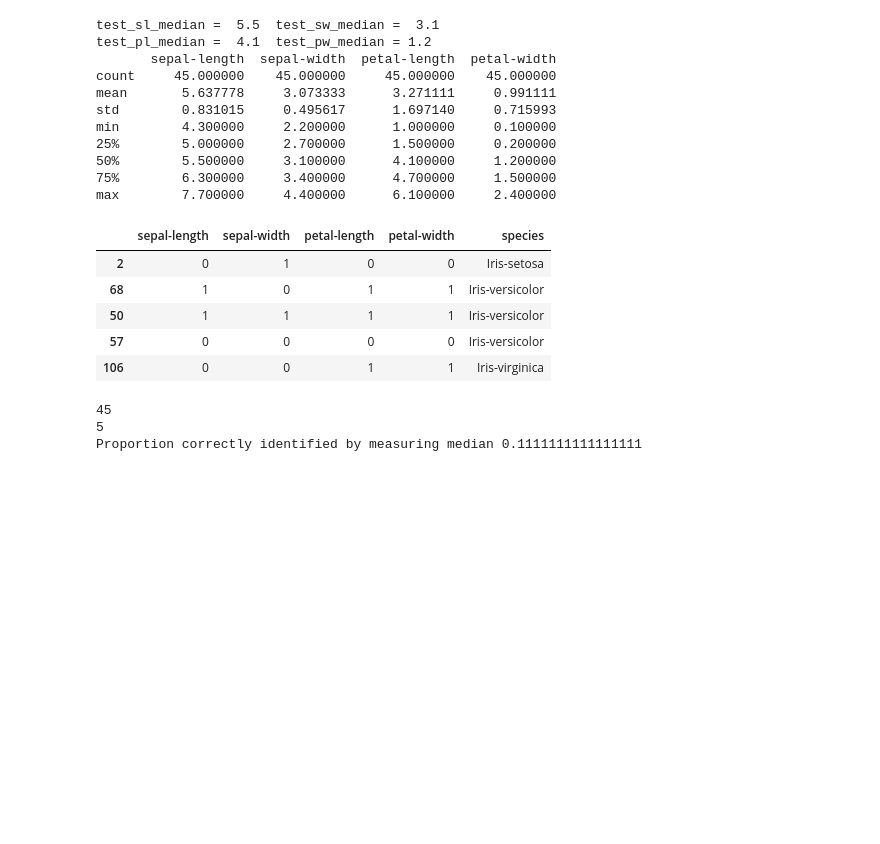
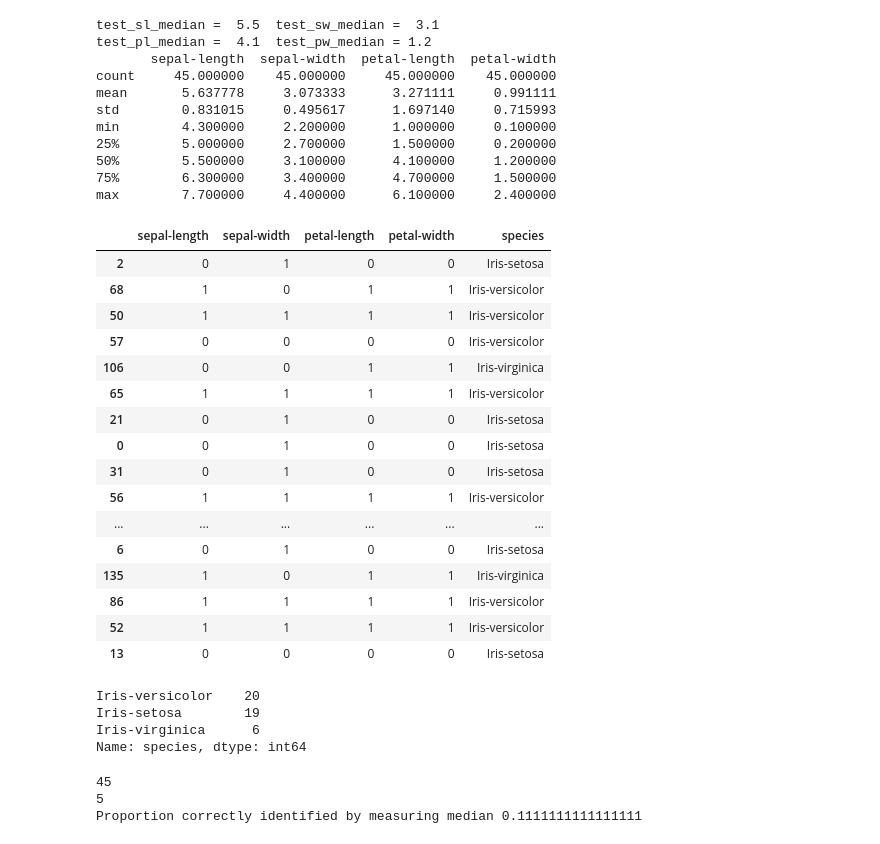
Before and after one commit to sysphcd/PythonProgrammingforData, a Jupyter notebook: Projects/15_2_Decision_Tree_coded_model_REFACTORY.ipynb, the cells around one changed output. Cells and saved outputs as stored; diff of their text form; code cells hidden in the pictures; blank space fills up the shorter version.

Commit message:
Adde create encoded_df function 15_2_Decision_Tree_coded_model_REFACTORY.ipynb

```diff
--- a/Projects/15_2_Decision_Tree_coded_model_REFACTORY.ipynb
+++ b/Projects/15_2_Decision_Tree_coded_model_REFACTORY.ipynb
@@ -278,0 +253,13 @@ Name: species, dtype: int64
+# %%
+def generate_encoded_df(df, indicators_list):
+  feature_types =  ["sepal-length", "sepal-width","petal-length","petal-width"]
+  index = 0
+  for feature in feature_types:
+    df[feature] = df.apply(encode, axis=1, key=feature, indicator=indicators_list[index])
+    index += 1
+  return df
+
+encodedmean_train = train.copy()  # Make a new copy of train dataset for encoding
+encodedmean_train = generate_encoded_df(encodedmean_train, indicators_mean) # Encode all values for each column comparing with mean indicator
+display(encodedmean_train)
+print(encodedmean_train['species'].value_counts()) # Find out the number of rows of each species in train dataset
@@ -625,6 +627,7 @@ test_pw_median = test['petal-width'].median()
 print('test_sl_median = ', test_sl_median, ' test_sw_median = ', test_sw_median)
 print('test_pl_median = ', test_pl_median, ' test_pw_median =', test_pw_median)
 print(test.describe())
+encodedtest_median_indicators = [test_sl_median, test_sw_median, test_pl_median, test_pw_median]
 # %% [output]
 test_sl_median =  5.5  test_sw_median =  3.1
 test_pl_median =  4.1  test_pw_median = 1.2
@@ -637,22 +640,33 @@ min        4.300000     2.200000      1.000000     0.100000
 50%        5.500000     3.100000      4.100000     1.200000
 75%        6.300000     3.400000      4.700000     1.500000
 max        7.700000     4.400000      6.100000     2.400000
-# %%
-# test1 has original data and assigns to test2, make changes on test2 and keep original data in test1
-test_median = test.copy()
-# encode the 4 columns
-test_median['sepal-length'] = test_median.apply(encode, axis=1, key='sepal-length', indicator=test_sl_median)
-test_median['sepal-width'] = test_median.apply(encode, axis=1, key='sepal-width', indicator=test_sw_median)
-test_median['petal-length'] = test_median.apply(encode, axis=1, key='petal-length', indicator=test_pl_median)
-test_median['petal-width'] = test_median.apply(encode, axis=1, key='petal-width', indicator=test_pw_median)
-display(test_median.head())
-# %% [output]
-|  | sepal-length | sepal-width | petal-length | petal-width | species |
-| 2 | 0 | 1 | 0 | 0 | Iris-setosa |
-| 68 | 1 | 0 | 1 | 1 | Iris-versicolor |
-| 50 | 1 | 1 | 1 | 1 | Iris-versicolor |
-| 57 | 0 | 0 | 0 | 0 | Iris-versicolor |
-| 106 | 0 | 0 | 1 | 1 | Iris-virginica |
+# %%
+test_median = test.copy()  # Make a new copy of train dataset for encoding
+test_median = generate_encoded_df(test_median, encodedtest_median_indicators) # Encode all values for each column comparing with mean indicator
+display(test_median)
+print(test_median['species'].value_counts()) # Find out the number of rows of each species in train dataset
+# %% [output]
+|  | sepal-length | sepal-width | petal-length | petal-width | species |
+| 2 | 0 | 1 | 0 | 0 | Iris-setosa |
+| 68 | 1 | 0 | 1 | 1 | Iris-versicolor |
+| 50 | 1 | 1 | 1 | 1 | Iris-versicolor |
+| 57 | 0 | 0 | 0 | 0 | Iris-versicolor |
+| 106 | 0 | 0 | 1 | 1 | Iris-virginica |
+| 65 | 1 | 1 | 1 | 1 | Iris-versicolor |
+| 21 | 0 | 1 | 0 | 0 | Iris-setosa |
+| 0 | 0 | 1 | 0 | 0 | Iris-setosa |
+| 31 | 0 | 1 | 0 | 0 | Iris-setosa |
+| 56 | 1 | 1 | 1 | 1 | Iris-versicolor |
+| ... | ... | ... | ... | ... | ... |
+| 6 | 0 | 1 | 0 | 0 | Iris-setosa |
+| 135 | 1 | 0 | 1 | 1 | Iris-virginica |
+| 86 | 1 | 1 | 1 | 1 | Iris-versicolor |
+| 52 | 1 | 1 | 1 | 1 | Iris-versicolor |
+| 13 | 0 | 0 | 0 | 0 | Iris-setosa |
+Iris-versicolor    20
+Iris-setosa        19
+Iris-virginica      6
+Name: species, dtype: int64
 # %%
 # Decision Tree Model to get species based on median calculation: Only for 'Iris-virginica'
 def get_species_median(df):
```
Also changed, not shown: parts of 24 cells of this notebook.
